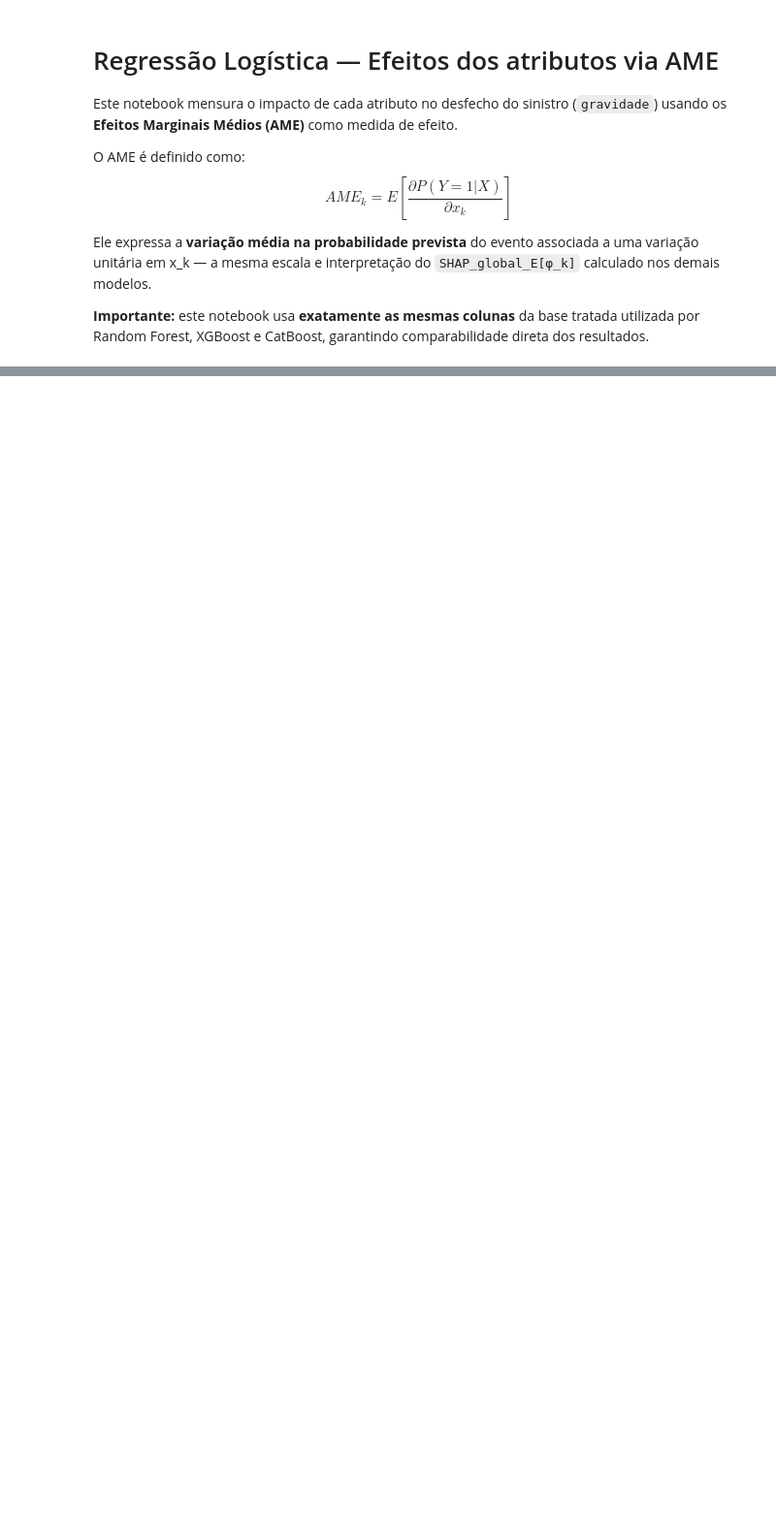
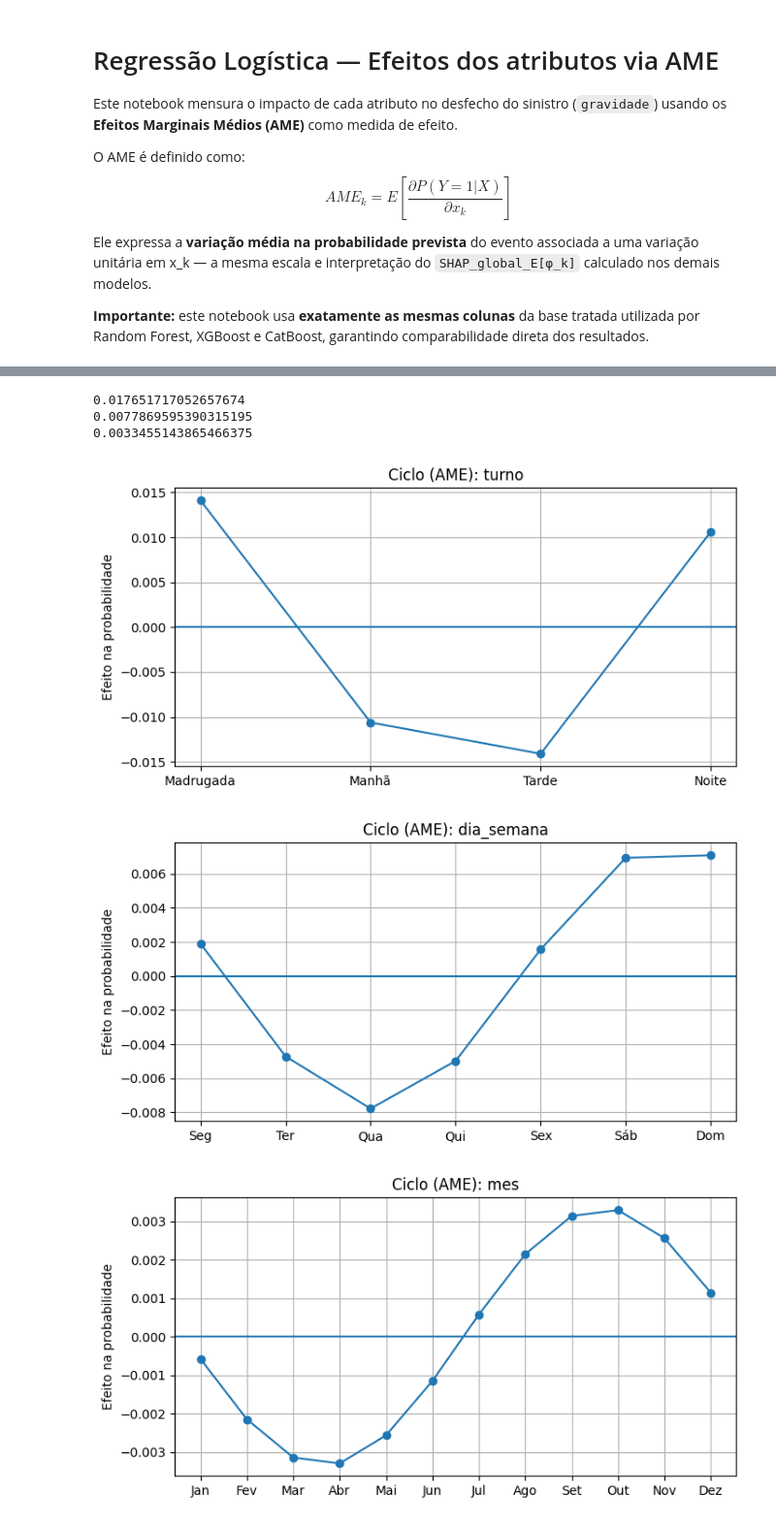
Before and after one commit to srdiegorodrigues/bracis_2026, a Jupyter notebook: notebooks/models/logit_ame.ipynb, the cells around one changed output, grey strips where cells are left out. Shown at 97% size. Saved outputs shown, nothing was run; the diff lists cells and outputs as text; code cells hidden in the pictures; blank space fills up the shorter version.

```diff
--- a/notebooks/models/logit_ame.ipynb
+++ b/notebooks/models/logit_ame.ipynb
@@ -346,0 +344,21 @@ uf_br                  -0.2880   0.0153 -18.8281 0.0000 -0.3179 -0.2580
+# %%
+import statsmodels.api as sm
+import numpy as np
+
+X_sm = sm.add_constant(X_train)
+logit_model = sm.Logit(y_train, X_sm).fit()
+
+def wald_cyclic(logit_model, X_columns, sin_name, cos_name):
+
+    idx_sin = list(X_columns).index(sin_name)
+    idx_cos = list(X_columns).index(cos_name)
+
+    R = np.zeros((2, len(logit_model.params)))
+    R[0, idx_sin] = 1
+    R[1, idx_cos] = 1
+
+    return logit_model.wald_test(R)
+
+print(wald_cyclic(logit_model, X_sm.columns, "turno_sin", "turno_cos"))
+print(wald_cyclic(logit_model, X_sm.columns, "dia_semana_sin", "dia_semana_cos"))
+print(wald_cyclic(logit_model, X_sm.columns, "mes_sin", "mes_cos"))
@@ -346,0 +372,25 @@ uf_br                  -0.2880   0.0153 -18.8281 0.0000 -0.3179 -0.2580
+# %%
+def cyclic_ame_logit(model, X, sin_name, cos_name):
+
+    p = model.predict()  # já está no X_sm
+    mean_derivative = np.mean(p * (1 - p))
+
+    idx_sin = list(X.columns).index(sin_name)
+    idx_cos = list(X.columns).index(cos_name)
+
+    beta_sin = model.params[idx_sin]
+    beta_cos = model.params[idx_cos]
+
+    amplitude = np.sqrt(beta_sin**2 + beta_cos**2)
+
+    ame = amplitude * mean_derivative
+
+    return ame
+
+print(cyclic_ame_logit(logit_model, X_sm, "turno_sin", "turno_cos"))
+print(cyclic_ame_logit(logit_model, X_sm, "dia_semana_sin", "dia_semana_cos"))
+print(cyclic_ame_logit(logit_model, X_sm, "mes_sin", "mes_cos"))
+# %% [output]
+0.017651717052657674
+0.0077869595390315195
+0.0033455143865466375
@@ -346,0 +425,24 @@ uf_br                  -0.2880   0.0153 -18.8281 0.0000 -0.3179 -0.2580
+# %%
+plot_logit_cycle_labels(
+    logit_model, X_sm,
+    "turno_sin", "turno_cos",
+    ["Madrugada", "Manhã", "Tarde", "Noite"]
+)
+
+plot_logit_cycle_labels(
+    logit_model, X_sm,
+    "dia_semana_sin", "dia_semana_cos",
+    ["Seg", "Ter", "Qua", "Qui", "Sex", "Sáb", "Dom"]
+)
+
+plot_logit_cycle_labels(
+    logit_model, X_sm,
+    "mes_sin", "mes_cos",
+    ["Jan", "Fev", "Mar", "Abr", "Mai", "Jun",
+     "Jul", "Ago", "Set", "Out", "Nov", "Dez"],
+    offset=1
+)
+# %% [output]
+[figure, added]
+[figure, added]
+[figure, added]
```
Also changed, not shown: parts of 13 cells of this notebook, 50 other files.
